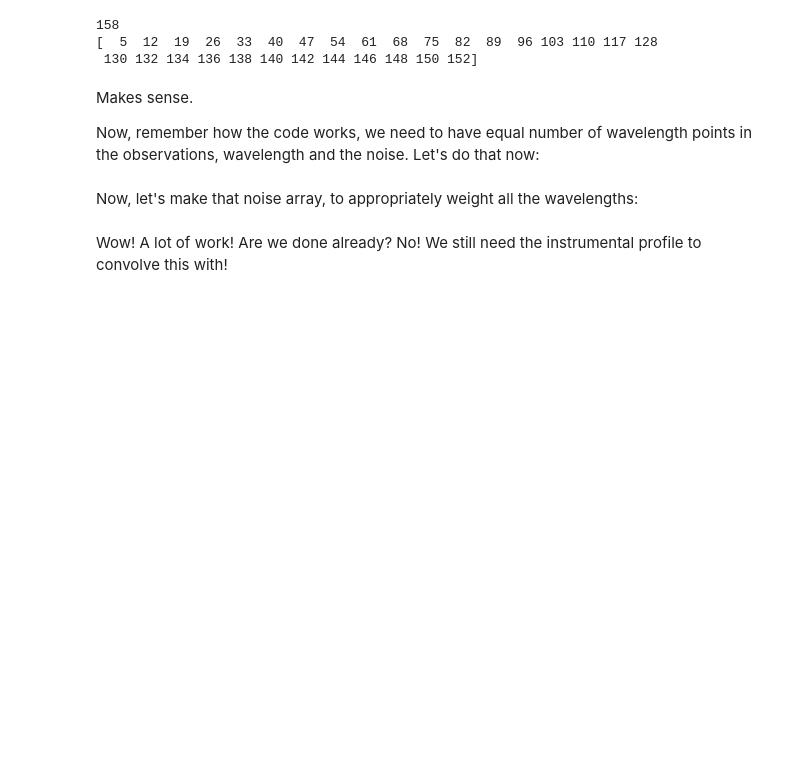
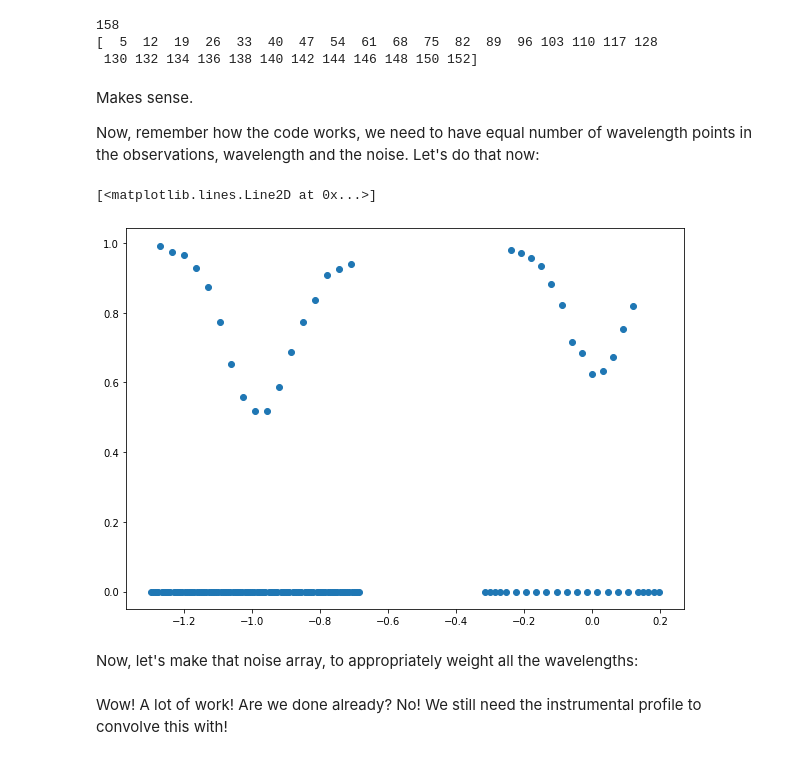
Before and after one commit to ivanzmilic/me_inversion_exercises, a Jupyter notebook: invert_crisp.ipynb, the cells around one changed output. Drawn from its saved outputs; the diff is of its cells as text; code cells hidden in the pictures; blank space fills up the shorter version.

```diff
--- a/invert_crisp.ipynb
+++ b/invert_crisp.ipynb
@@ -134,13 +137,24 @@ Makes sense.
 Now, remember how the code works, we need to have equal number of wavelength points in the observations, wavelength and the noise. Let's do that now:
 # %%
 nx,ny = stokes.shape[0:2]
+i = 0
+j = 0
+#nx = 20
+#ny = 20
+
 to_fit = np.zeros((nx,ny,4,iw.size), dtype='float64', order='c')
     # Order c is actually a very nice little trick we can discuss
 
 # This puts the original stokes values in the appropriate spots in to_fit array:
 for s in range(4):
     for l in range(idx.size):
-        to_fit[:,:,s,idx[l]] = stokes[:,:,s,l]
+        to_fit[:,:,s,idx[l]] = stokes[i:i+nx,j:j+ny,s,l]
+# %%
+plt.figure(figsize=[10,7])
+plt.plot(iw,to_fit[0,0,0],'o')
+# %% [output]
+[<matplotlib.lines.Line2D at 0x...>]
+[figure, added]
 # %% [markdown]
 Now, let's make that noise array, to appropriately weight all the wavelengths:
 # %%
```
Also changed, not shown: parts of 13 cells of this notebook, 2 other files.
